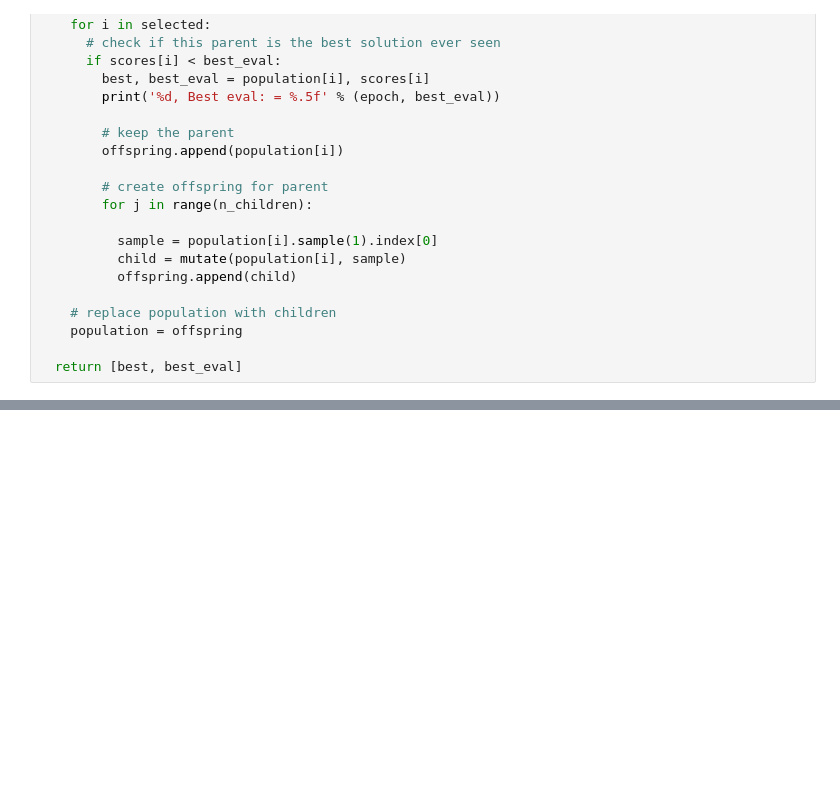
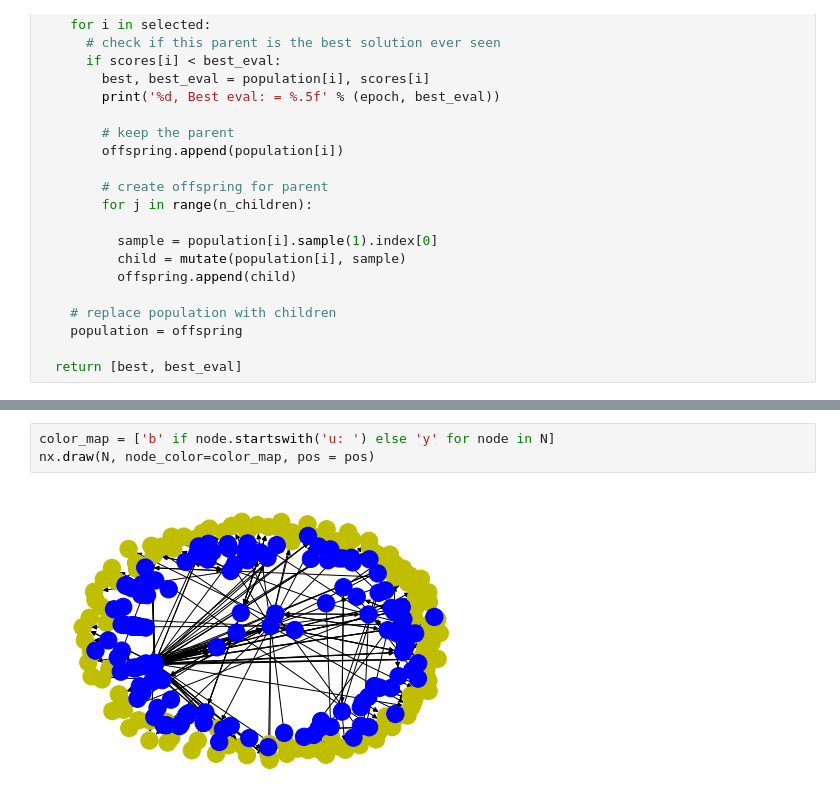
Before and after one commit to fzanart/Socialz, a Jupyter notebook: es_plus.ipynb, the cells around one changed output, grey strips where cells are left out. Drawn from its saved outputs; the diff is of its cells as text; blank space fills up the shorter version.

```diff
--- a/es_plus.ipynb
+++ b/es_plus.ipynb
@@ -280,0 +300,5 @@ plt.show()
+# %%
+color_map = ['b' if node.startswith('u: ') else 'y' for node in N]
+nx.draw(N, node_color=color_map, pos = pos)
+# %% [output]
+[figure, added]
```
Also changed, not shown: parts of 8 cells of this notebook.
